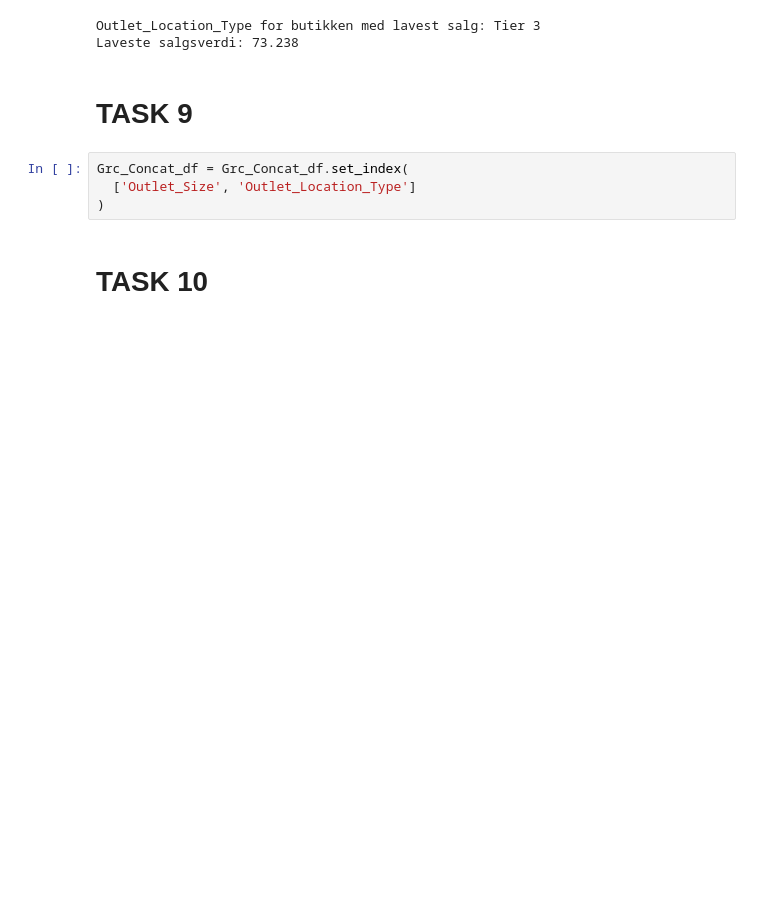
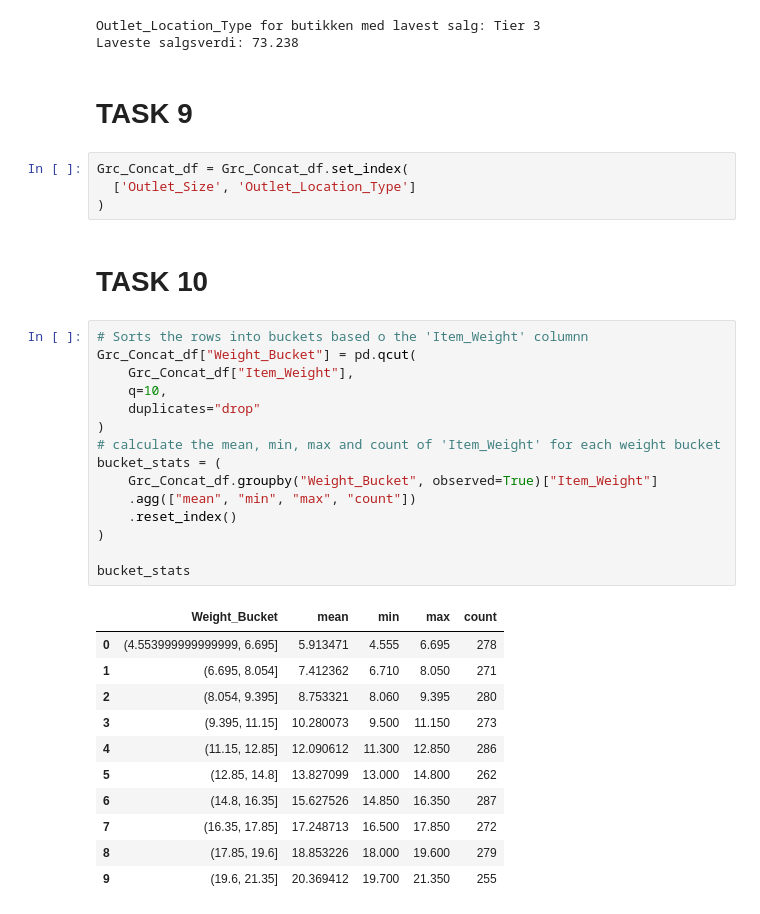
Before and after one commit to aribahussain03/DAVE3625-Oblig-1, a Jupyter notebook: Oblig1AI.ipynb, the cells around one changed output. Cells and saved outputs as stored; diff of their text form; blank space fills up the shorter version.

```diff
--- a/Oblig1AI.ipynb
+++ b/Oblig1AI.ipynb
@@ -255,3 +255,30 @@ Grc_Concat_df = Grc_Concat_df.set_index(
 )
 # %% [markdown]
 # TASK 10
+# %%
+# Sorts the rows into buckets based o the 'Item_Weight' columnn
+Grc_Concat_df["Weight_Bucket"] = pd.qcut(
+    Grc_Concat_df["Item_Weight"],
+    q=10,
+    duplicates="drop"
+)
+# calculate the mean, min, max and count of 'Item_Weight' for each weight bucket
+bucket_stats = (
+    Grc_Concat_df.groupby("Weight_Bucket", observed=True)["Item_Weight"]
+    .agg(["mean", "min", "max", "count"])
+    .reset_index()
+)
+
+bucket_stats
+# %% [output]
+|  | Weight_Bucket | mean | min | max | count |
+| 0 | (4.553999999999999, 6.695] | 5.913471 | 4.555 | 6.695 | 278 |
+| 1 | (6.695, 8.054] | 7.412362 | 6.710 | 8.050 | 271 |
+| 2 | (8.054, 9.395] | 8.753321 | 8.060 | 9.395 | 280 |
+| 3 | (9.395, 11.15] | 10.280073 | 9.500 | 11.150 | 273 |
+| 4 | (11.15, 12.85] | 12.090612 | 11.300 | 12.850 | 286 |
+| 5 | (12.85, 14.8] | 13.827099 | 13.000 | 14.800 | 262 |
+| 6 | (14.8, 16.35] | 15.627526 | 14.850 | 16.350 | 287 |
+| 7 | (16.35, 17.85] | 17.248713 | 16.500 | 17.850 | 272 |
+| 8 | (17.85, 19.6] | 18.853226 | 18.000 | 19.600 | 279 |
+| 9 | (19.6, 21.35] | 20.369412 | 19.700 | 21.350 | 255 |
```
